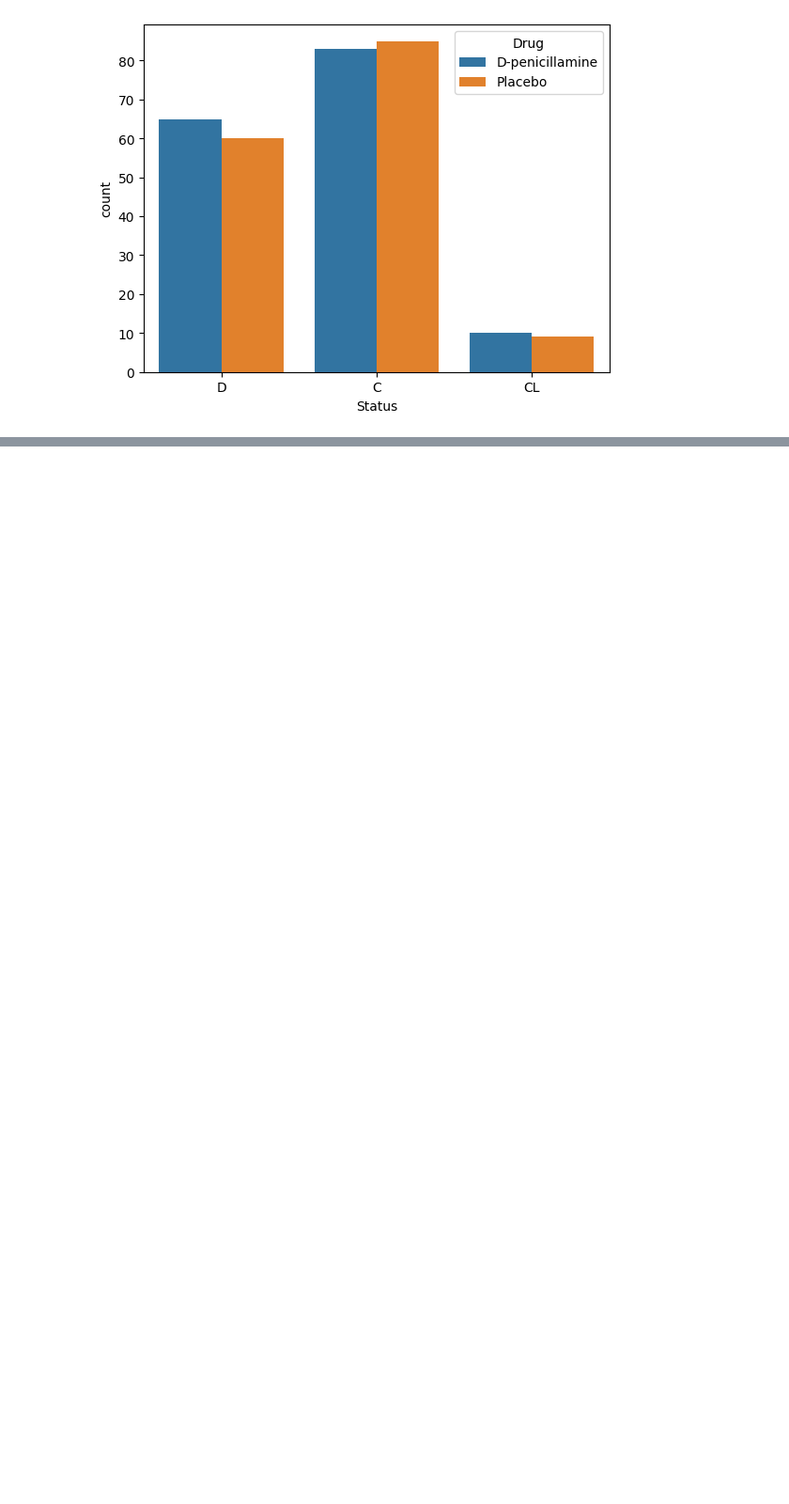
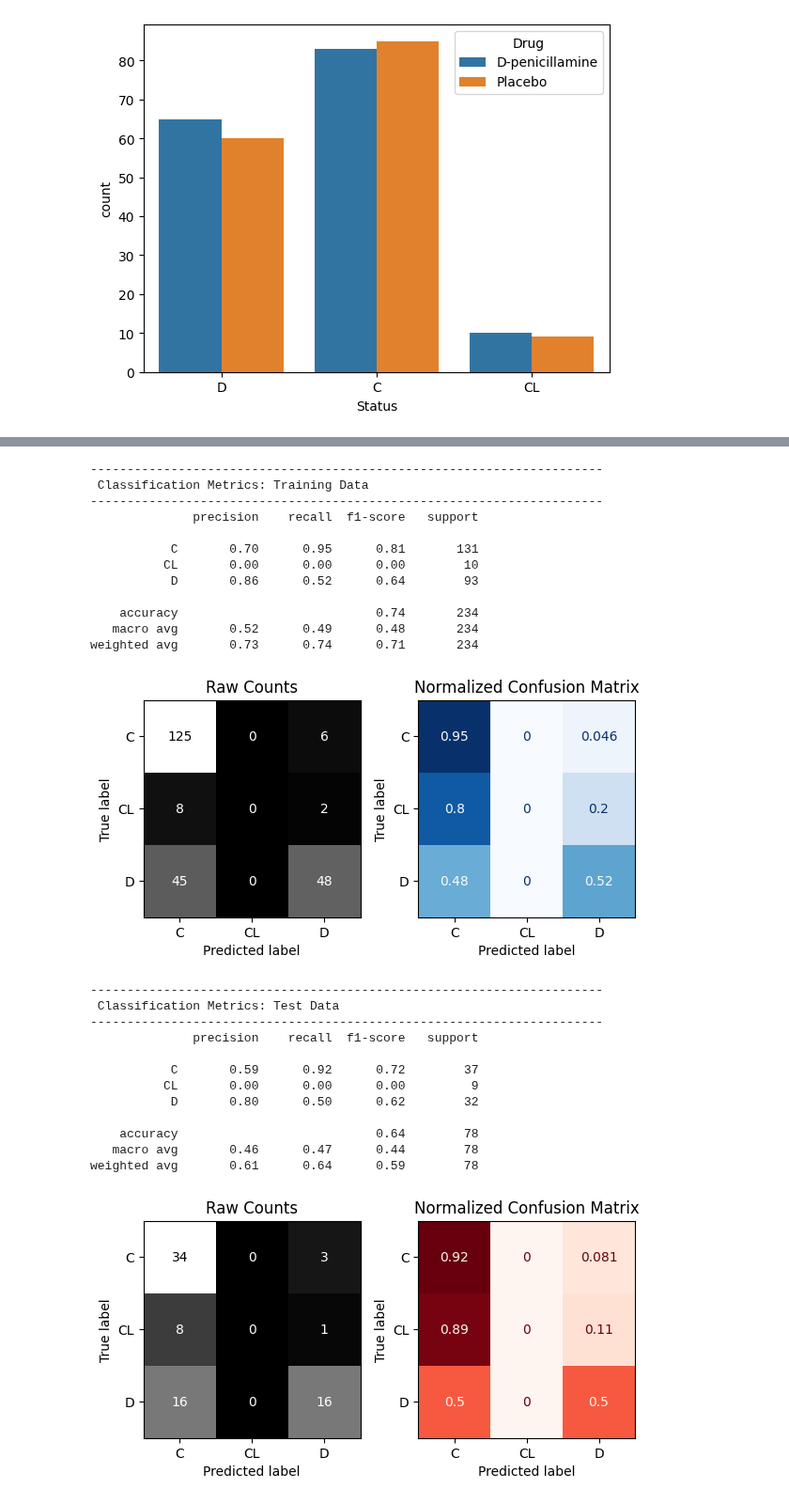
Before and after one commit to mvidales775/Project-2, a Jupyter notebook: Project_2.ipynb, the cells around one changed output, grey strips where cells are left out. Shown at 94% size. Saved outputs shown, nothing was run; the diff lists cells and outputs as text; code cells hidden in the pictures; blank space fills up the shorter version.

```diff
--- a/Project_2.ipynb
+++ b/Project_2.ipynb
@@ -337,0 +568,30 @@ ax = sns.countplot(data=df, x='Status', hue='Drug')
+# %%
+# Obtain complete evaluation for best performing model (k = 16)
+evaluate_classification(gs.best_estimator_, X_train, y_train, X_test, y_test)
+# %% [output]
+----------------------------------------------------------------------
+ Classification Metrics: Training Data
+----------------------------------------------------------------------
+              precision    recall  f1-score   support
+
+           C       0.70      0.95      0.81       131
+          CL       0.00      0.00      0.00        10
+           D       0.86      0.52      0.64        93
+
+    accuracy                           0.74       234
+   macro avg       0.52      0.49      0.48       234
+weighted avg       0.73      0.74      0.71       234
+[figure, added]
+----------------------------------------------------------------------
+ Classification Metrics: Test Data
+----------------------------------------------------------------------
+              precision    recall  f1-score   support
+
+           C       0.59      0.92      0.72        37
+          CL       0.00      0.00      0.00         9
+           D       0.80      0.50      0.62        32
+
+    accuracy                           0.64        78
+   macro avg       0.46      0.47      0.44        78
+weighted avg       0.61      0.64      0.59        78
+[figure, added]
```
Also changed, not shown: parts of 17 cells of this notebook.
